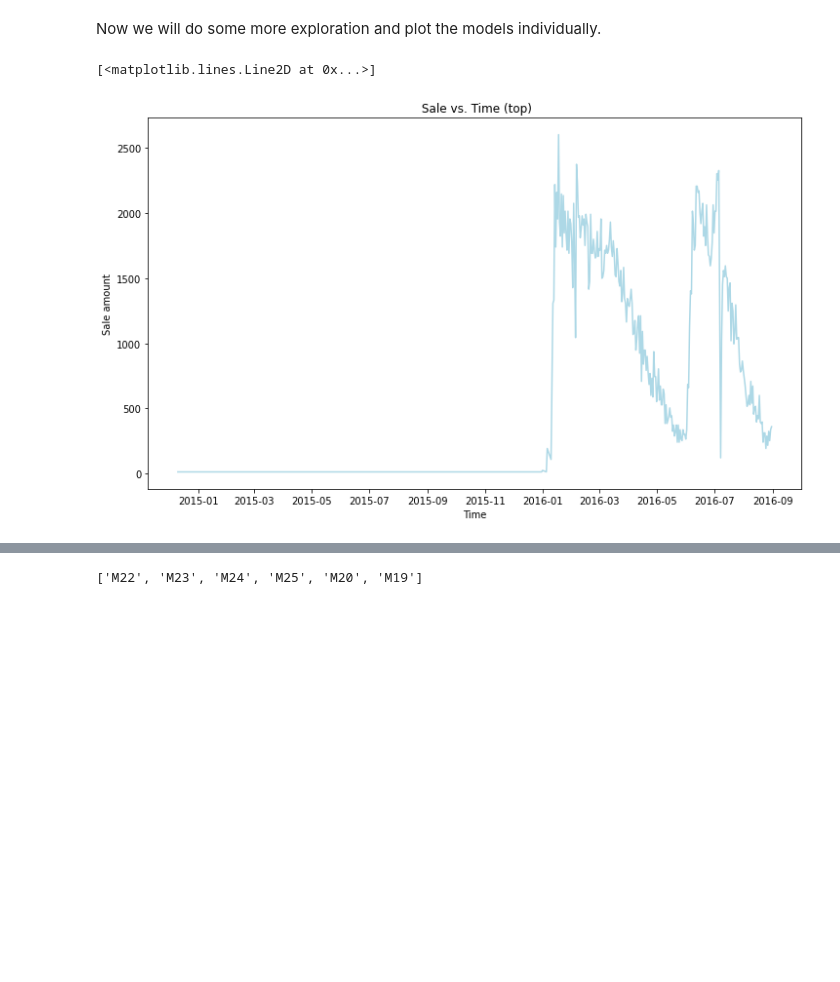
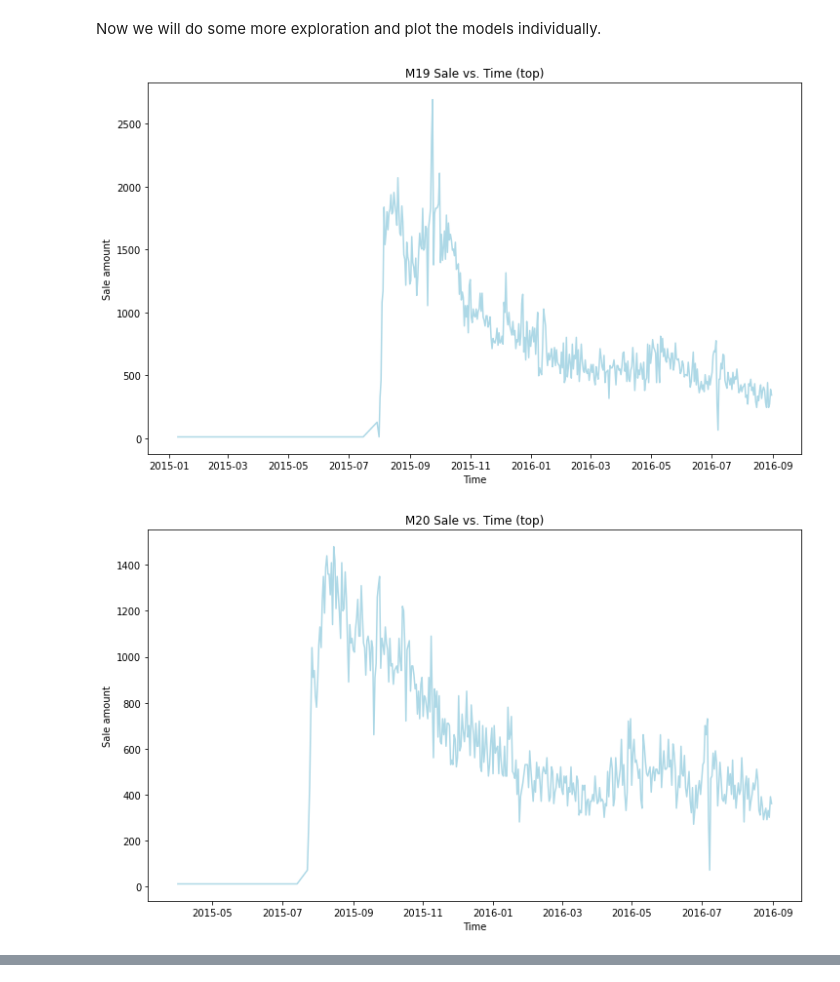
Before and after one commit to merlijn8686/tvsalesanalysis, a Jupyter notebook: tvsales2.ipynb, the cells around one changed output, grey strips where cells are left out. Saved outputs shown, nothing was run; the diff lists cells and outputs as text; code cells hidden in the pictures; blank space fills up the shorter version.

```diff
--- a/tvsales2.ipynb
+++ b/tvsales2.ipynb
@@ -204,12 +204,16 @@ top6.Model.unique()
 array(['M22', 'M23', 'M24', 'M25', 'M20', 'M19'], dtype=object)
 # %% [markdown]
 Now we will do some more exploration and plot the models individually.
+# %%
+top6models = list(top6.Model.unique())
+top6models.sort()
 # %%
-plt.figure(figsize=(12,7))
-plt.title(' Sale vs. Time (top)')
-plt.ylabel('Sale amount')
-plt.xlabel('Time')
-plt.plot(pd.to_datetime(top6[top6.Model == 'M22']['Date']),top6[top6.Model == 'M22']['Count'],color='lightblue')
+for x in top6models:
+    plt.figure(figsize=(12,7))
+    plt.title(x + ' Sale vs. Time (top)')
+    plt.ylabel('Sale amount')
+    plt.xlabel('Time')
+    plt.plot(pd.to_datetime(top6[top6.Model == x]['Date']),top6[top6.Model == x]['Count'],color='lightblue')
 # %% [output]
-[<matplotlib.lines.Line2D at 0x...>]
-[figure, old version]
+[figure, new version]
+[figure, added]
@@ -216,5 +223,0 @@ plt.plot(pd.to_datetime(top6[top6.Model == 'M22']['Date']),top6[top6.Model == 'M
-# %%
-top6models = list(top6.Model.unique())
-top6models
-# %% [output]
-['M22', 'M23', 'M24', 'M25', 'M20', 'M19']
```
Also changed, not shown: parts of 2 cells of this notebook.
